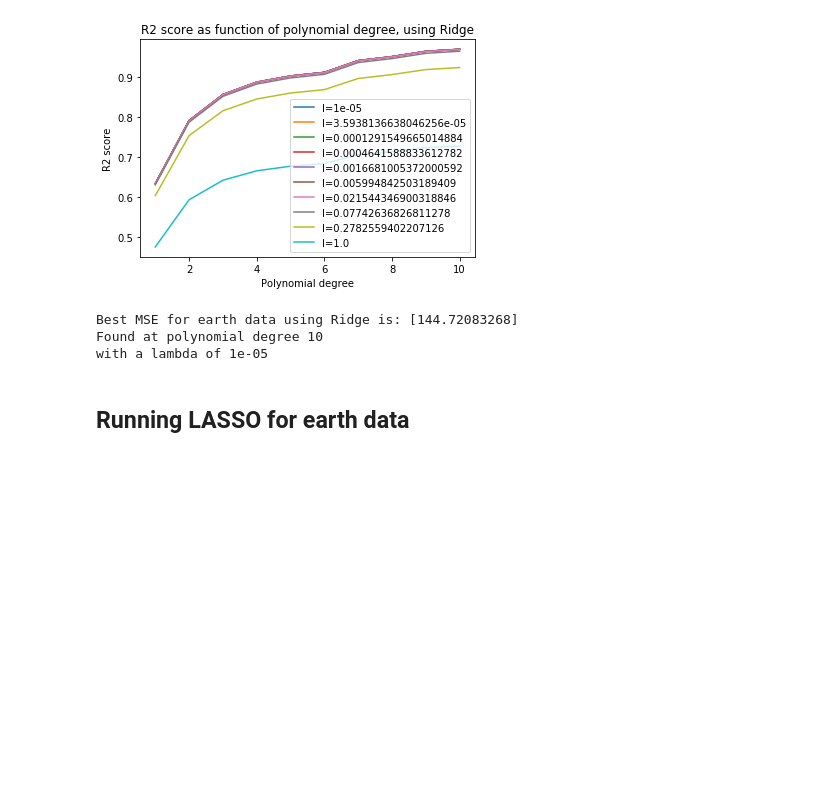
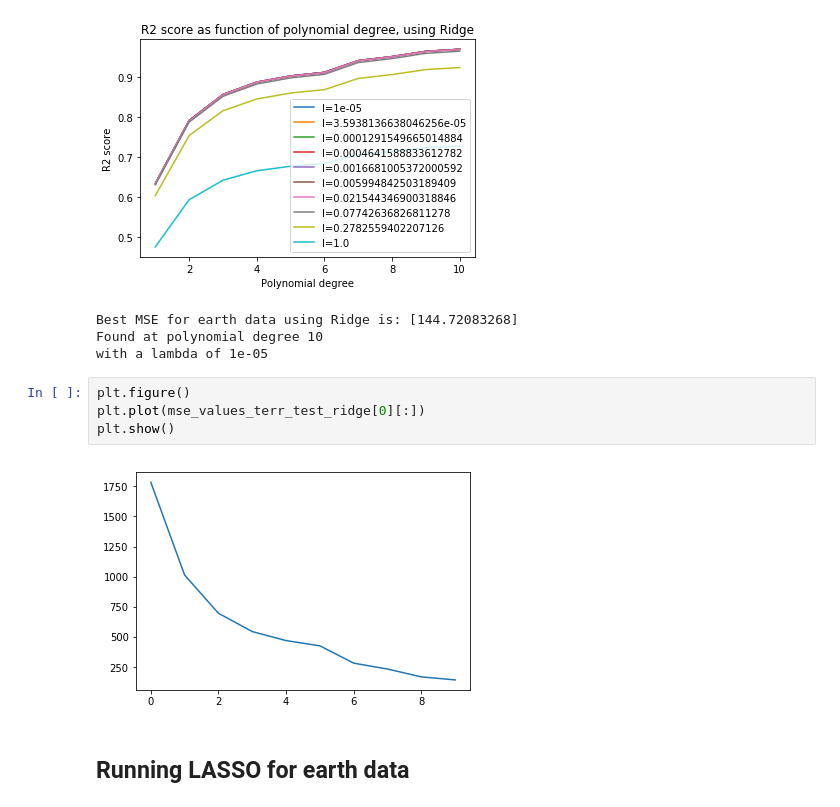
Before and after one commit to jkismul/MachineLearning, a Jupyter notebook: scr/code/project_1.ipynb, the cells around one changed output. Drawn from its saved outputs; the diff is of its cells as text; blank space fills up the shorter version.

```diff
--- a/scr/code/project_1.ipynb
+++ b/scr/code/project_1.ipynb
@@ -958,6 +932,12 @@ print("with a lambda of {}".format(_lambdas_ridge[_lambda_best_terr_ridge]))
 Best MSE for earth data using Ridge is: [144.72083268]
 Found at polynomial degree 10
 with a lambda of 1e-05
+# %%
+plt.figure()
+plt.plot(mse_values_terr_test_ridge[0][:])
+plt.show()
+# %% [output]
+[figure, added]
 # %% [markdown]
 ## Running LASSO for earth data
 # %%
```
Also changed, not shown: parts of 9 cells of this notebook.
